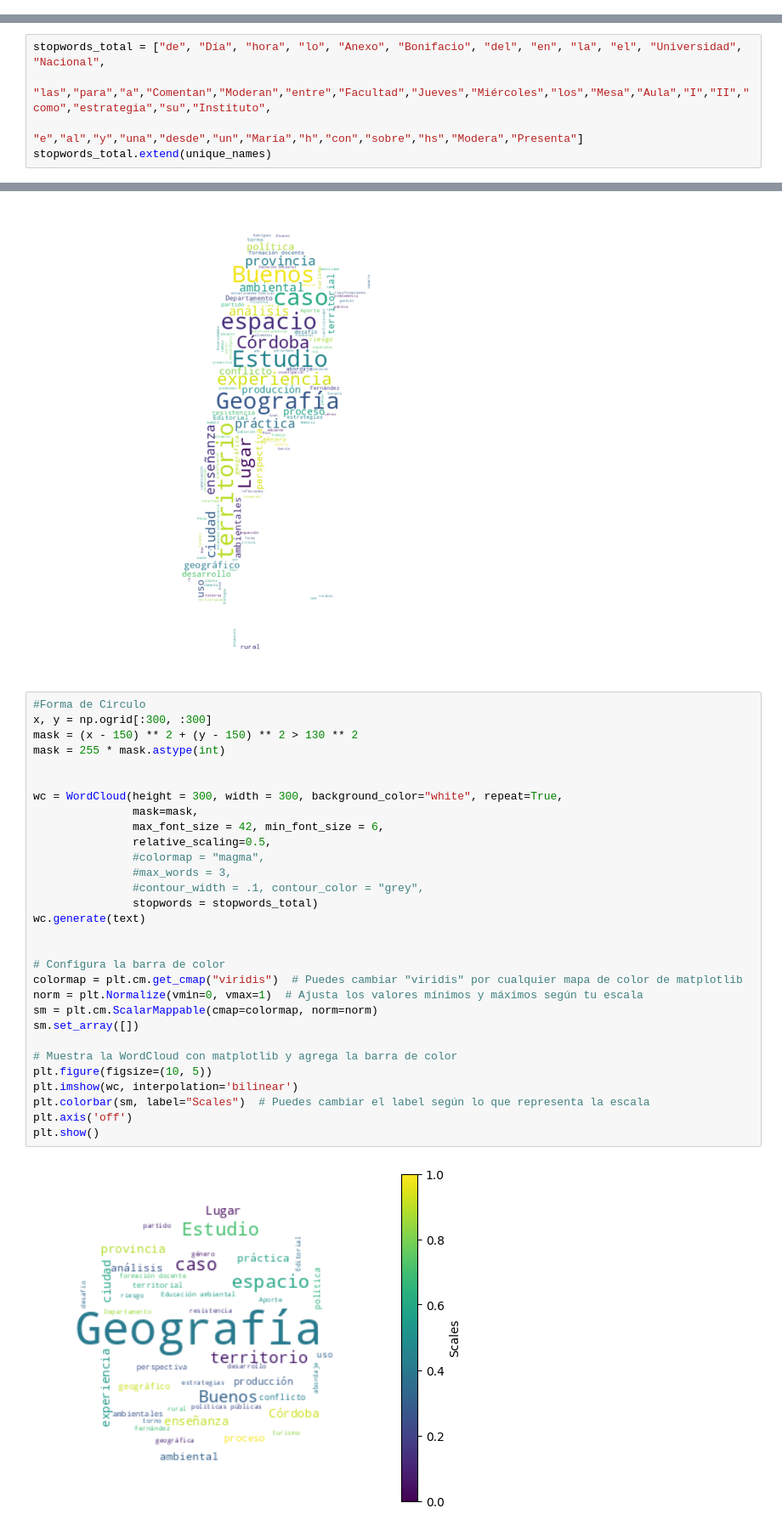
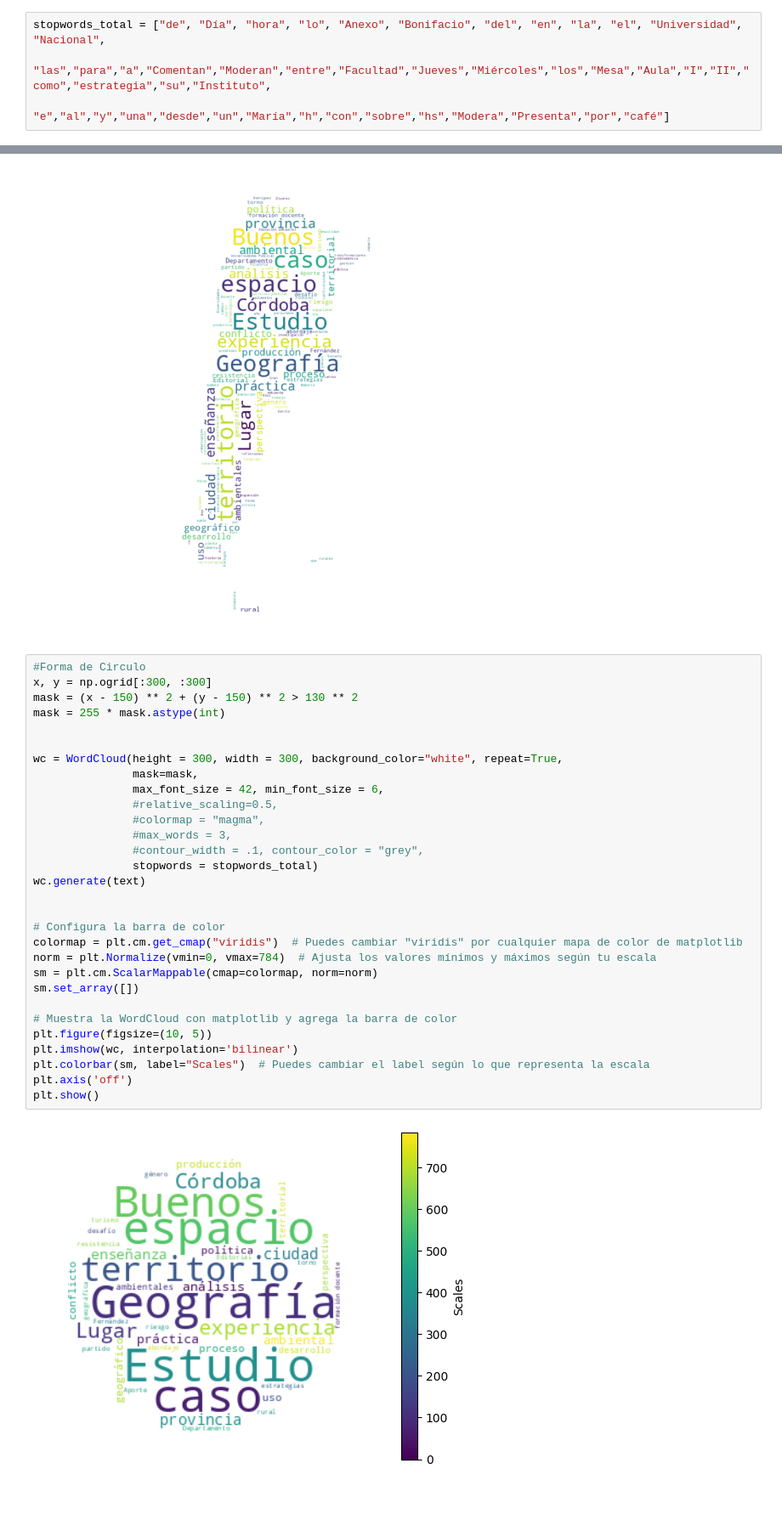
Before and after one commit to martinfernandoortiz/wordCloud_Geografia, a Jupyter notebook: wordCloud.ipynb, the cells around one changed output, grey strips where cells are left out. Shown at 85% size. Saved outputs shown, nothing was run; the diff lists cells and outputs as text; blank space fills up the shorter version.

```diff
--- a/wordCloud.ipynb
+++ b/wordCloud.ipynb
@@ -176,3 +184,7 @@ Vamos a ver si podemos filtrar los nombres a partir del listado histórico de No
+# %%
+stopwords_total = ["de", "Día", "hora", "lo", "Anexo", "Bonifacio", "del", "en", "la", "el", "Universidad", "Nacional",
+                            "las","para","a","Comentan","Moderan","entre","Facultad","Jueves","Miércoles","los","Mesa","Aula","I","II","como","estrategia","su","Instituto",
+                            "e","al","y","una","desde","un","María","h","con","sobre","hs","Modera","Presenta","por","café"]
 # %%
 # URL del archivo ZIP
 url = "https://infra.datos.gob.ar/catalog/otros/dataset/2/distribution/2.1/download/historico-nombres.zip"
@@ -203,8 +215,3 @@ unique_names = df['nombre'].drop_duplicates().tolist()
 ['Maria', 'Rosa', 'Jose', 'Carmen', 'Ana', 'Juana', 'Antonio', 'Elena', 'Teresa', 'Angela', 'Margarita', 'Catalina', 'Francisco', 'Juan', 'Francisca', 'Elvira', 'Josefa', 'Nelida', 'Luisa', 'Antonia', ...
 # %% [markdown]
 Generamos un listado de stopwords con los que había antes y los nombres
-# %%
-stopwords_total = ["de", "Día", "hora", "lo", "Anexo", "Bonifacio", "del", "en", "la", "el", "Universidad", "Nacional",
-                            "las","para","a","Comentan","Moderan","entre","Facultad","Jueves","Miércoles","los","Mesa","Aula","I","II","como","estrategia","su","Instituto",
-                            "e","al","y","una","desde","un","María","h","con","sobre","hs","Modera","Presenta"]
-stopwords_total.extend(unique_names)
@@ -233,32 +245,32 @@ plt.show()
 # %%
 #Forma de Circulo
 x, y = np.ogrid[:300, :300]
 mask = (x - 150) ** 2 + (y - 150) ** 2 > 130 ** 2
 mask = 255 * mask.astype(int)
 
 
 wc = WordCloud(height = 300, width = 300, background_color="white", repeat=True,
                mask=mask,
                max_font_size = 42, min_font_size = 6,
-               relative_scaling=0.5,
+               #relative_scaling=0.5,
                #colormap = "magma",
                #max_words = 3,
                #contour_width = .1, contour_color = "grey",
                stopwords = stopwords_total)
 wc.generate(text)
 
 
 # Configura la barra de color
 colormap = plt.cm.get_cmap("viridis")  # Puedes cambiar "viridis" por cualquier mapa de color de matplotlib
-norm = plt.Normalize(vmin=0, vmax=1)  # Ajusta los valores mínimos y máximos según tu escala
+norm = plt.Normalize(vmin=0, vmax=784)  # Ajusta los valores mínimos y máximos según tu escala
 sm = plt.cm.ScalarMappable(cmap=colormap, norm=norm)
 sm.set_array([])
 
 # Muestra la WordCloud con matplotlib y agrega la barra de color
 plt.figure(figsize=(10, 5))
 plt.imshow(wc, interpolation='bilinear')
 plt.colorbar(sm, label="Scales")  # Puedes cambiar el label según lo que representa la escala
 plt.axis('off')
 plt.show()
 # %% [output]
-[figure, old version]
+[figure, new version]
```
Also changed, not shown: parts of 10 cells of this notebook.
